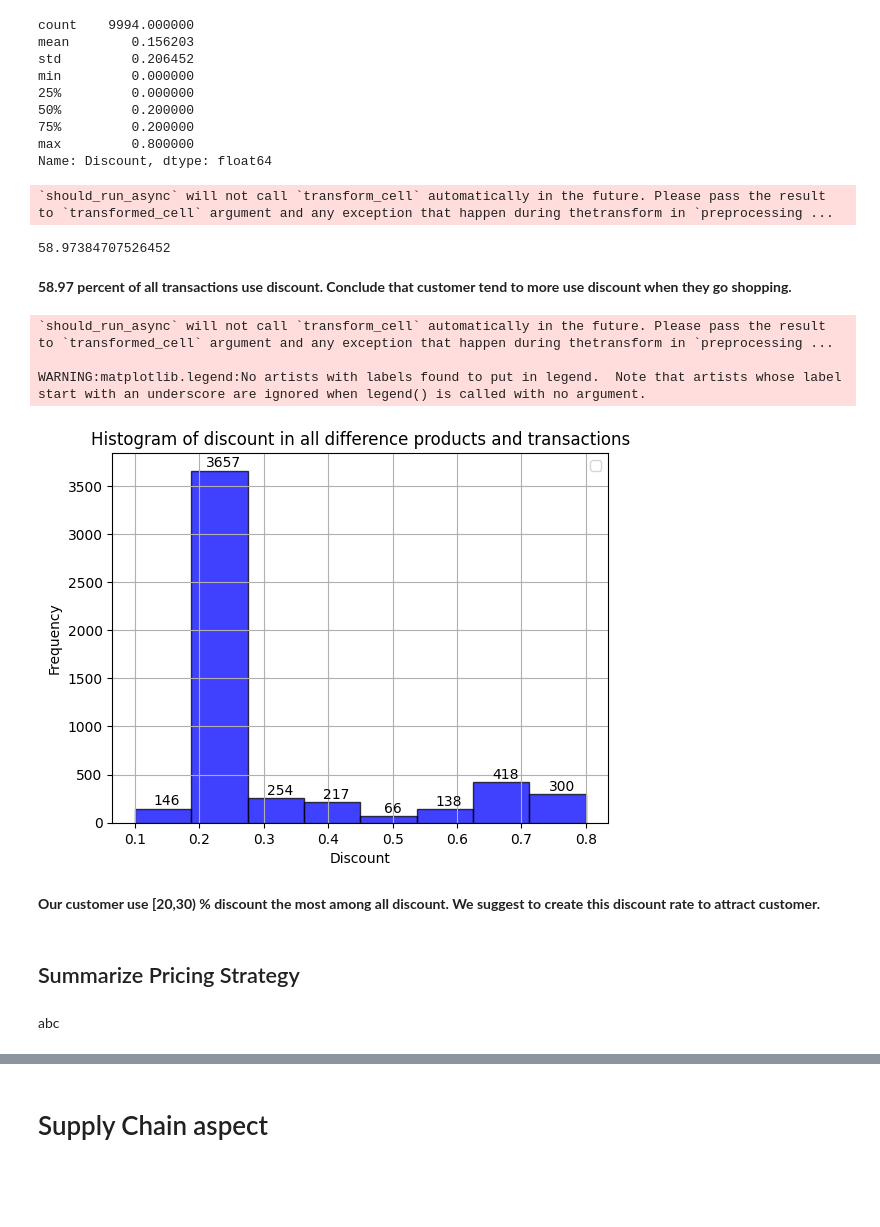
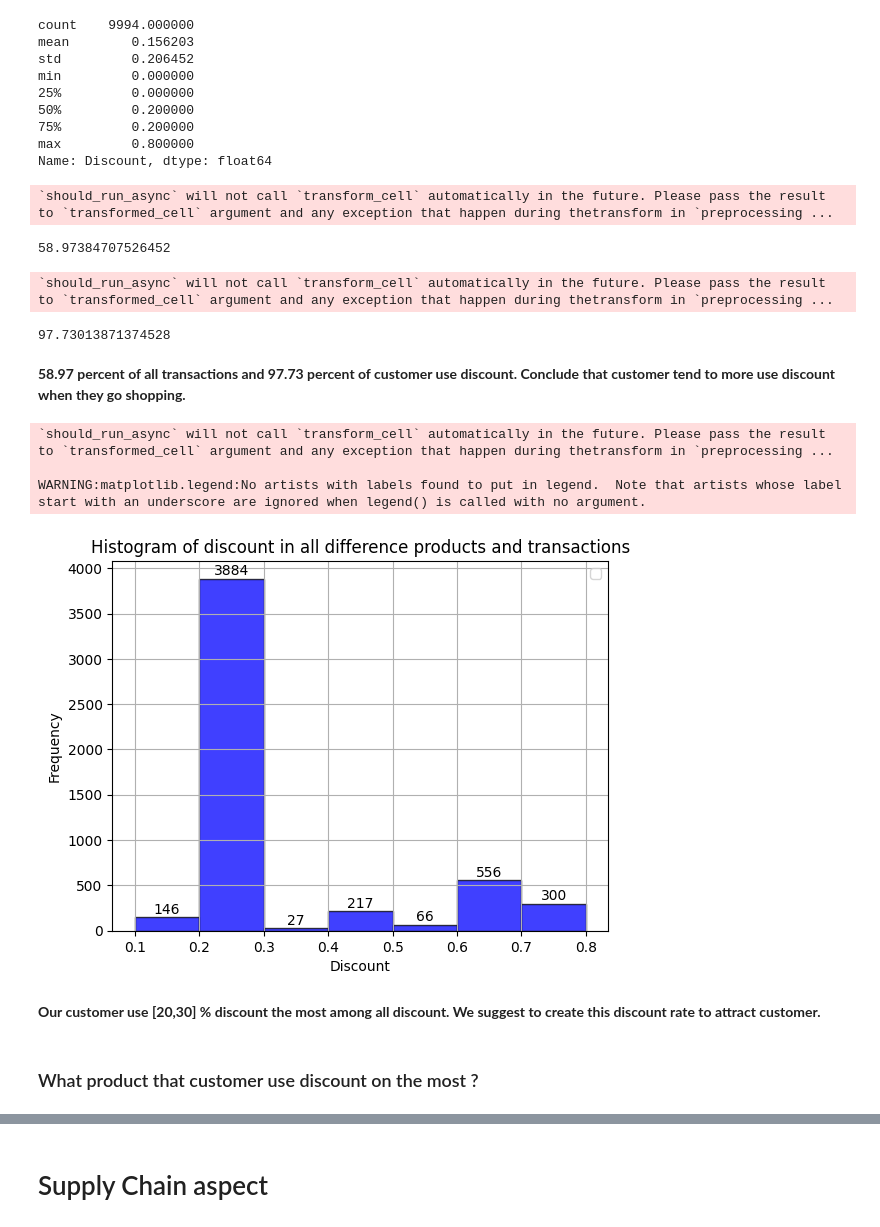
Before and after one commit to Krittapad12348/Superstore_Analysis, a Jupyter notebook: superstore_python.ipynb, the cells around one changed output, grey strips where cells are left out. Drawn from its saved outputs; the diff is of its cells as text; code cells hidden in the pictures; blank space fills up the shorter version.

```diff
--- a/superstore_python.ipynb
+++ b/superstore_python.ipynb
@@ -624,36 +648,42 @@ min         0.000000
 75%         0.200000
 max         0.800000
 Name: Discount, dtype: float64
-# %%
-id_dis_sum = ss.groupby(['Order ID'])['Discount'].sum()
-(id_dis_sum != 0).sum()*100/id_dis_sum.count()
-# %% [output]
-`should_run_async` will not call `transform_cell` automatically in the future. Please pass the result to `transformed_cell` argument and any exception that happen during thetransform in `preprocessing ...
-58.97384707526452
+# %%
+id_dis = ss[ss['Discount'] > 0]['Order ID'].nunique()
+all = ss['Order ID'].nunique()
+id_dis*100/all
+# %% [output]
+`should_run_async` will not call `transform_cell` automatically in the future. Please pass the result to `transformed_cell` argument and any exception that happen during thetransform in `preprocessing ...
+58.97384707526452
+# %%
+id_dis = ss[ss['Discount'] > 0]['Customer ID'].nunique()
+all = ss['Customer ID'].nunique()
+id_dis*100/all
+# %% [output]
+`should_run_async` will not call `transform_cell` automatically in the future. Please pass the result to `transformed_cell` argument and any exception that happen during thetransform in `preprocessing ...
+97.73013871374528
 # %% [markdown]
-**58.97 percent of all transactions use discount. Conclude that customer tend to more use discount when they go shopping.**
+**58.97 percent of all transactions and 97.73 percent of customer use discount. Conclude that customer tend to more use discount when they go shopping.**
 # %%
-hist_values, bin_edges, _ = plt.hist(ss[ss['Discount'] > 0]['Discount'],bins=8, alpha=0.75, color='blue', edgecolor='black')
+hist_values, bin_edges, _ = plt.hist(ss[ss['Discount'] > 0]['Discount'],bins=7, alpha=0.75, color='blue', edgecolor='black')
 
 # Print the bin edges on the histogram
 for value, frequency, bin_edge in zip(hist_values, bin_edges[1:], bin_edges[:-1]):
     plt.text(bin_edge +0.05 , value + 5, str(int(value)), ha='center', va='bottom')
 
 # Display the histogram
 plt.xlabel("Discount")
 plt.ylabel("Frequency")
 plt.title("Histogram of discount in all difference products and transactions")
 plt.legend()
 plt.grid(True)
 plt.show()
 # %% [output]
 `should_run_async` will not call `transform_cell` automatically in the future. Please pass the result to `transformed_cell` argument and any exception that happen during thetransform in `preprocessing ...
 
 WARNING:matplotlib.legend:No artists with labels found to put in legend.  Note that artists whose label start with an underscore are ignored when legend() is called with no argument.
-[figure, old version]
+[figure, new version]
 # %% [markdown]
-**Our customer use [20,30) % discount the most among all discount. We suggest to create this discount rate to attract customer.**
+**Our customer use [20,30] % discount the most among all discount. We suggest to create this discount rate to attract customer.**
-# %% [markdown]
-## Summarize Pricing Strategy
-# %% [markdown]
-abc
+# %% [markdown]
+### What product that customer use discount on the most ?
```
Also changed, not shown: parts of 35 cells of this notebook.
